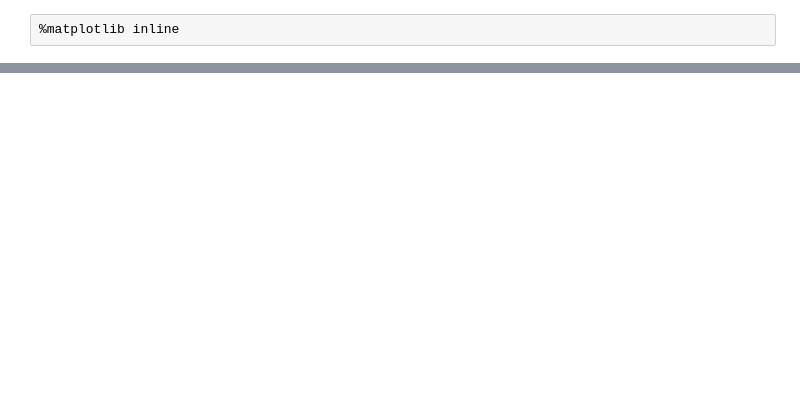
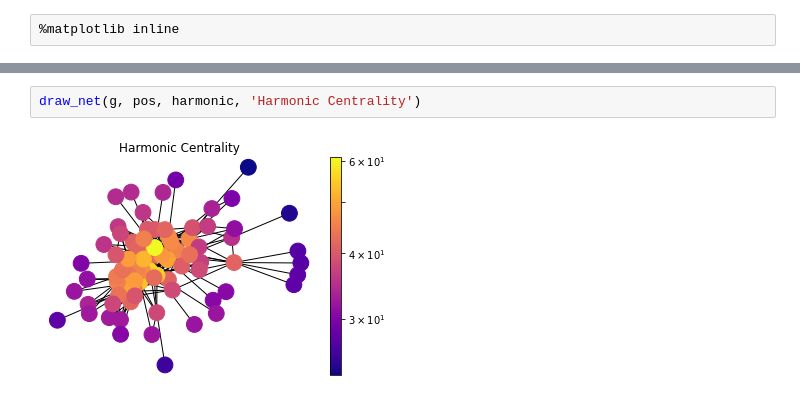
Before and after one commit to sna-unipi/SNA-lectures-notebooks, a Jupyter notebook: Chapter 6 - Centrality & Assortative Mixing.ipynb, the cells around one changed output, grey strips where cells are left out. Saved outputs shown, nothing was run; the diff lists cells and outputs as text; blank space fills up the shorter version.

```diff
--- a/Chapter 6 - Centrality & Assortative Mixing.ipynb
+++ b/Chapter 6 - Centrality & Assortative Mixing.ipynb
@@ -47,0 +139,4 @@ nx.harmonic_centrality(g)[0]
+# %%
+draw_net(g, pos, harmonic, 'Harmonic Centrality')
+# %% [output]
+[figure, added]
```
Also changed, not shown: parts of 54 cells of this notebook, 3 other files.
